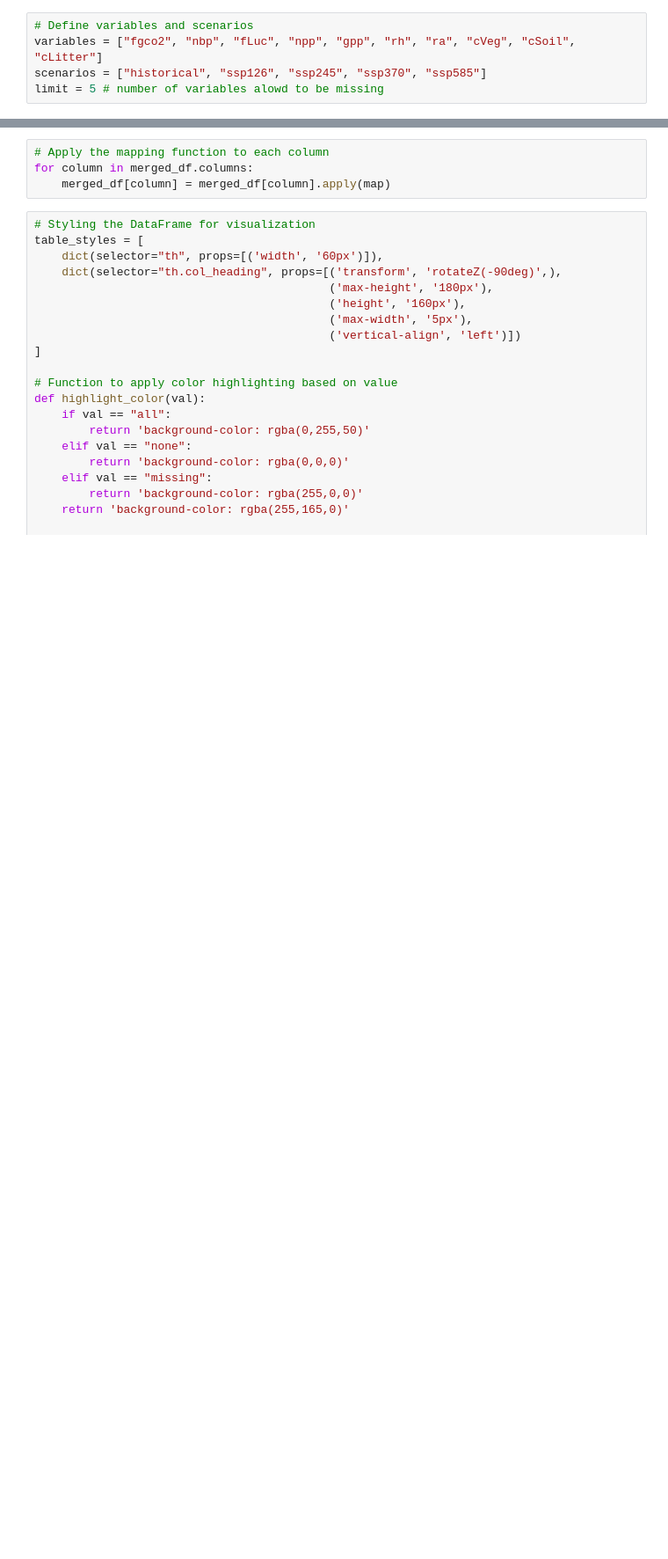
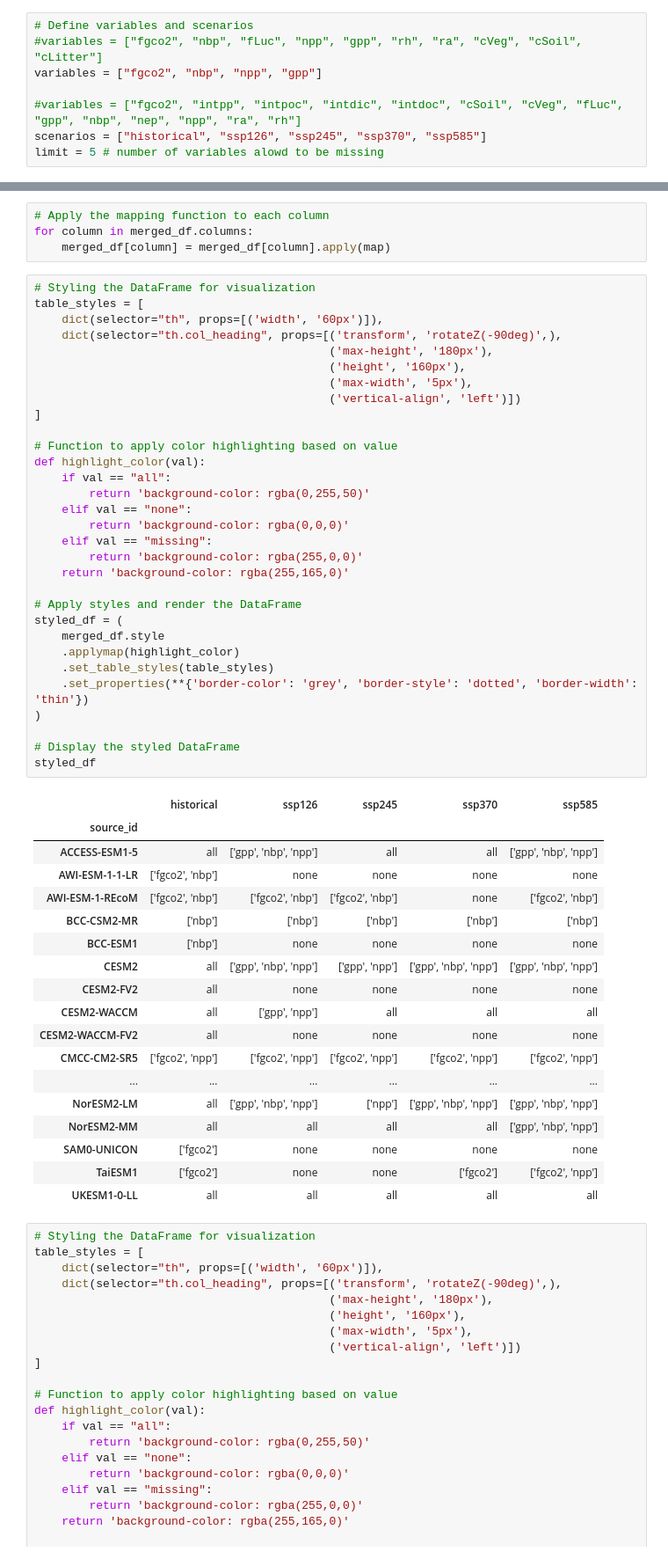
Before and after one commit to QuentinRauschenbach/ArcticCarbon, a Jupyter notebook: code/CMIP6-Model-availability.ipynb, the cells around one changed output, grey strips where cells are left out. Shown at 88% size. Drawn from its saved outputs; the diff is of its cells as text; blank space fills up the shorter version.

```diff
--- a/code/CMIP6-Model-availability.ipynb
+++ b/code/CMIP6-Model-availability.ipynb
@@ -27,7 +27,10 @@ col_url = "/work/ik1017/Catalogs/dkrz_cmip6_disk.json"
 col = intake.open_esm_datastore(col_url)
 # %%
 # Define variables and scenarios
-variables = ["fgco2", "nbp", "fLuc", "npp", "gpp", "rh", "ra", "cVeg", "cSoil", "cLitter"]
+#variables = ["fgco2", "nbp", "fLuc", "npp", "gpp", "rh", "ra", "cVeg", "cSoil", "cLitter"]
+variables = ["fgco2", "nbp", "npp", "gpp"]
+
+#variables = ["fgco2", "intpp", "intpoc", "intdic", "intdoc", "cSoil", "cVeg", "fLuc", "gpp", "nbp", "nep", "npp", "ra", "rh"]
 scenarios = ["historical", "ssp126", "ssp245", "ssp370", "ssp585"]
 limit = 5 # number of variables alowd to be missing
 # %%
@@ -76,6 +79,56 @@ def map(val):
 # Apply the mapping function to each column
 for column in merged_df.columns:
     merged_df[column] = merged_df[column].apply(map)
+# %%
+# Styling the DataFrame for visualization
+table_styles = [
+    dict(selector="th", props=[('width', '60px')]),
+    dict(selector="th.col_heading", props=[('transform', 'rotateZ(-90deg)',),
+                                           ('max-height', '180px'),
+                                           ('height', '160px'),
+                                           ('max-width', '5px'),
+                                           ('vertical-align', 'left')])
+]
+
+# Function to apply color highlighting based on value
+def highlight_color(val):
+    if val == "all":
+        return 'background-color: rgba(0,255,50)'
+    elif val == "none":
+        return 'background-color: rgba(0,0,0)'
+    elif val == "missing":
+        return 'background-color: rgba(255,0,0)'
+    return 'background-color: rgba(255,165,0)'
+
+# Apply styles and render the DataFrame
+styled_df = (
+    merged_df.style
+    .applymap(highlight_color)
+    .set_table_styles(table_styles)
+    .set_properties(**{'border-color': 'grey', 'border-style': 'dotted', 'border-width': 'thin'})
+)
+
+# Display the styled DataFrame
+styled_df
+# %% [output]
+|  | historical | ssp126 | ssp245 | ssp370 | ssp585 |
+| source_id |  |  |  |  |  |
+| ACCESS-ESM1-5 | all | ['gpp', 'nbp', 'npp'] | all | all | ['gpp', 'nbp', 'npp'] |
+| AWI-ESM-1-1-LR | ['fgco2', 'nbp'] | none | none | none | none |
+| AWI-ESM-1-REcoM | ['fgco2', 'nbp'] | ['fgco2', 'nbp'] | ['fgco2', 'nbp'] | none | ['fgco2', 'nbp'] |
+| BCC-CSM2-MR | ['nbp'] | ['nbp'] | ['nbp'] | ['nbp'] | ['nbp'] |
+| BCC-ESM1 | ['nbp'] | none | none | none | none |
+| CESM2 | all | ['gpp', 'nbp', 'npp'] | ['gpp', 'npp'] | ['gpp', 'nbp', 'npp'] | ['gpp', 'nbp', 'npp'] |
+| CESM2-FV2 | all | none | none | none | none |
+| CESM2-WACCM | all | ['gpp', 'npp'] | all | all | all |
+| CESM2-WACCM-FV2 | all | none | none | none | none |
+| CMCC-CM2-SR5 | ['fgco2', 'npp'] | ['fgco2', 'npp'] | ['fgco2', 'npp'] | ['fgco2', 'npp'] | ['fgco2', 'npp'] |
+| ... | ... | ... | ... | ... | ... |
+| NorESM2-LM | all | ['gpp', 'nbp', 'npp'] | ['npp'] | ['gpp', 'nbp', 'npp'] | ['gpp', 'nbp', 'npp'] |
+| NorESM2-MM | all | all | all | all | ['gpp', 'nbp', 'npp'] |
+| SAM0-UNICON | ['fgco2'] | none | none | none | none |
+| TaiESM1 | ['fgco2'] | none | none | ['fgco2'] | ['fgco2', 'npp'] |
+| UKESM1-0-LL | all | all | all | all | all |
 # %%
 # Styling the DataFrame for visualization
 table_styles = [
```
Also changed, not shown: 3 other files.
